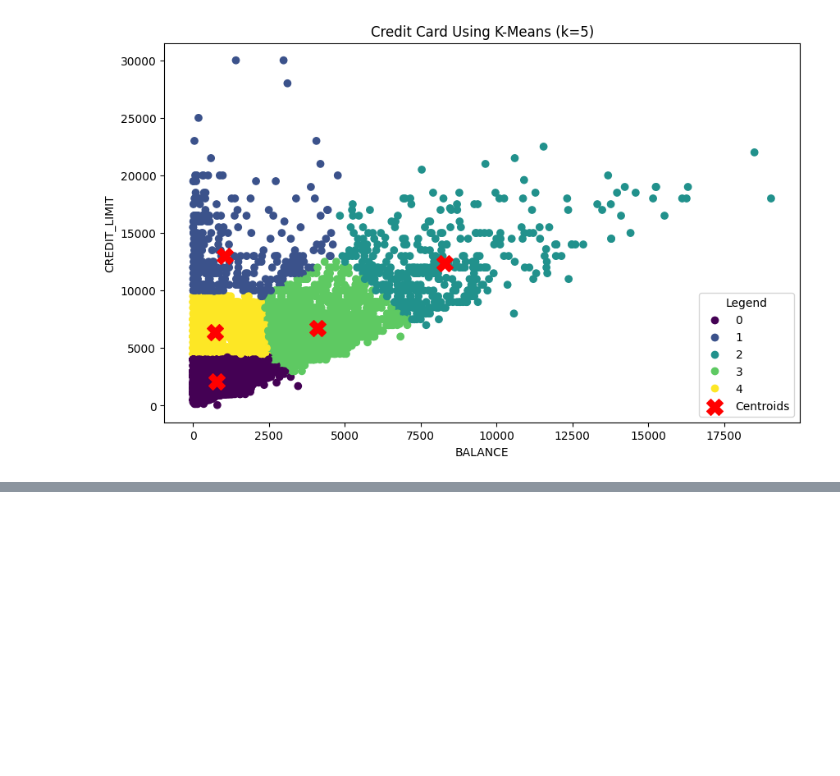
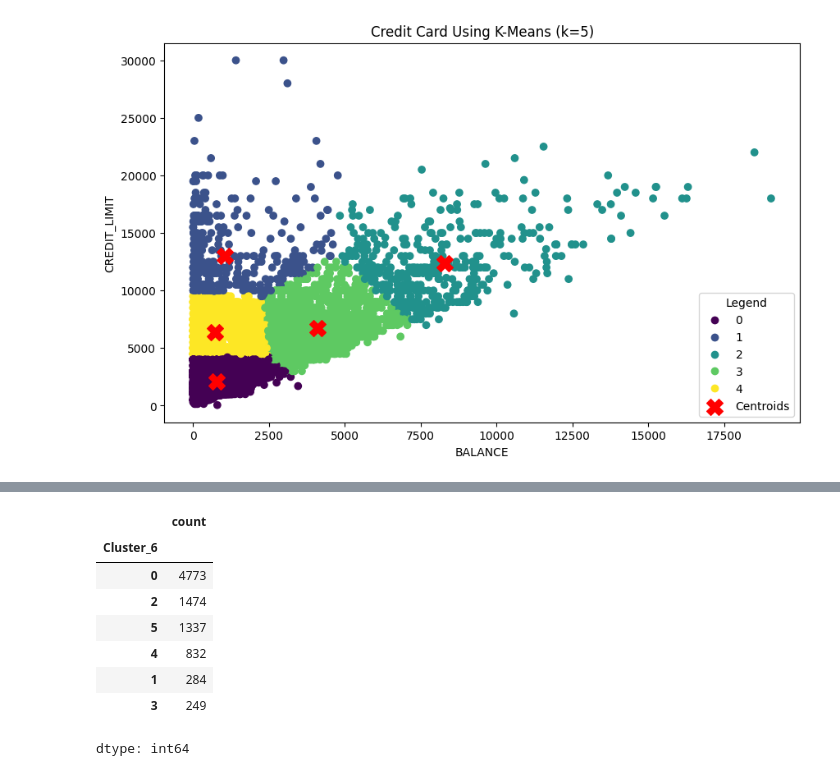
Before and after one commit to cenna-alias/test, a Jupyter notebook: credit_card_clustering.ipynb, the cells around one changed output, grey strips where cells are left out. Cells and saved outputs as stored; diff of their text form; code cells hidden in the pictures; blank space fills up the shorter version.

```diff
--- a/credit_card_clustering.ipynb
+++ b/credit_card_clustering.ipynb
@@ -225,0 +320,12 @@ plt.show()
+# %%
+df['Cluster_6'].value_counts()
+# %% [output]
+|  | count |
+| Cluster_6 |  |
+| 0 | 4773 |
+| 2 | 1474 |
+| 5 | 1337 |
+| 4 | 832 |
+| 1 | 284 |
+| 3 | 249 |
+dtype: int64
```
Also changed, not shown: parts of 11 cells of this notebook.
